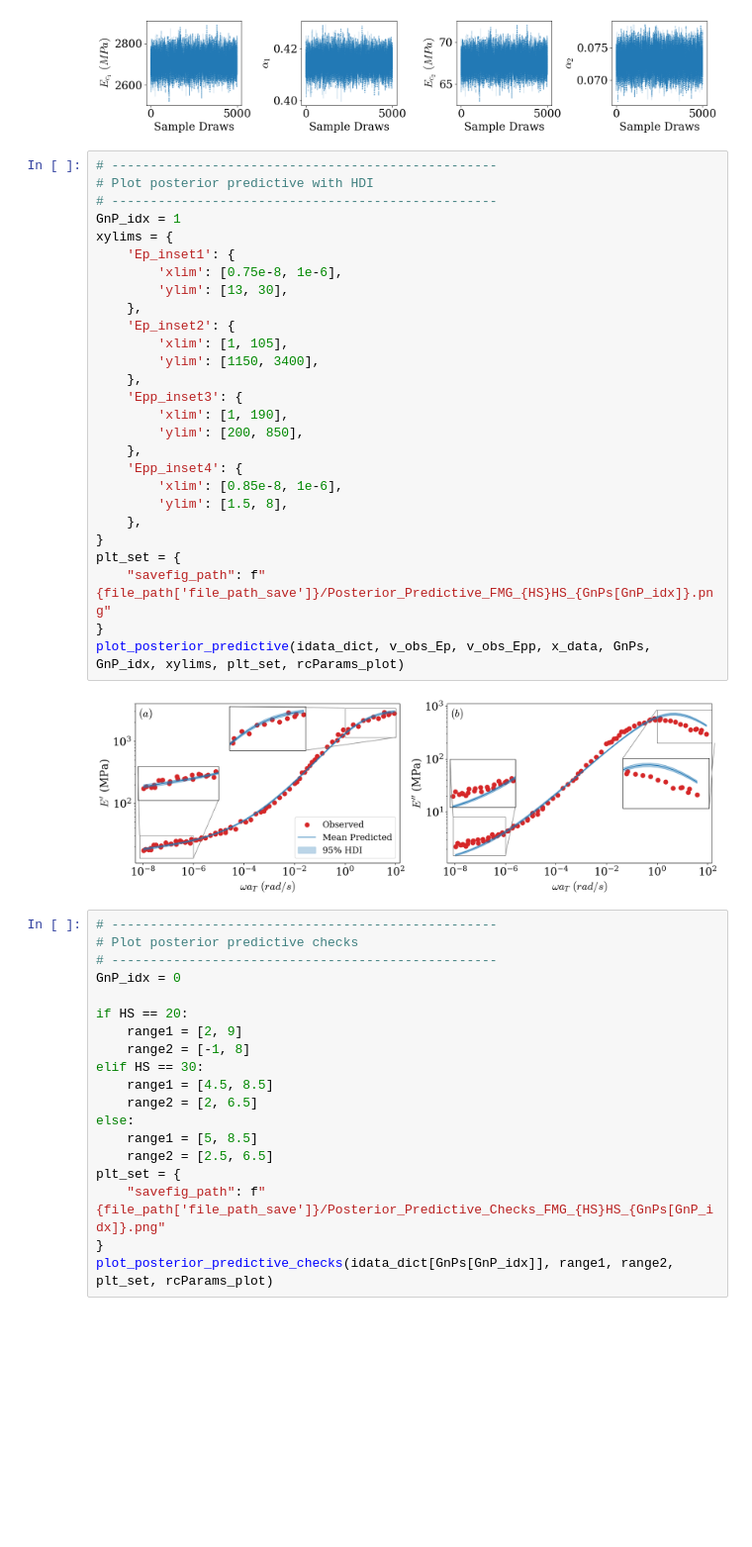
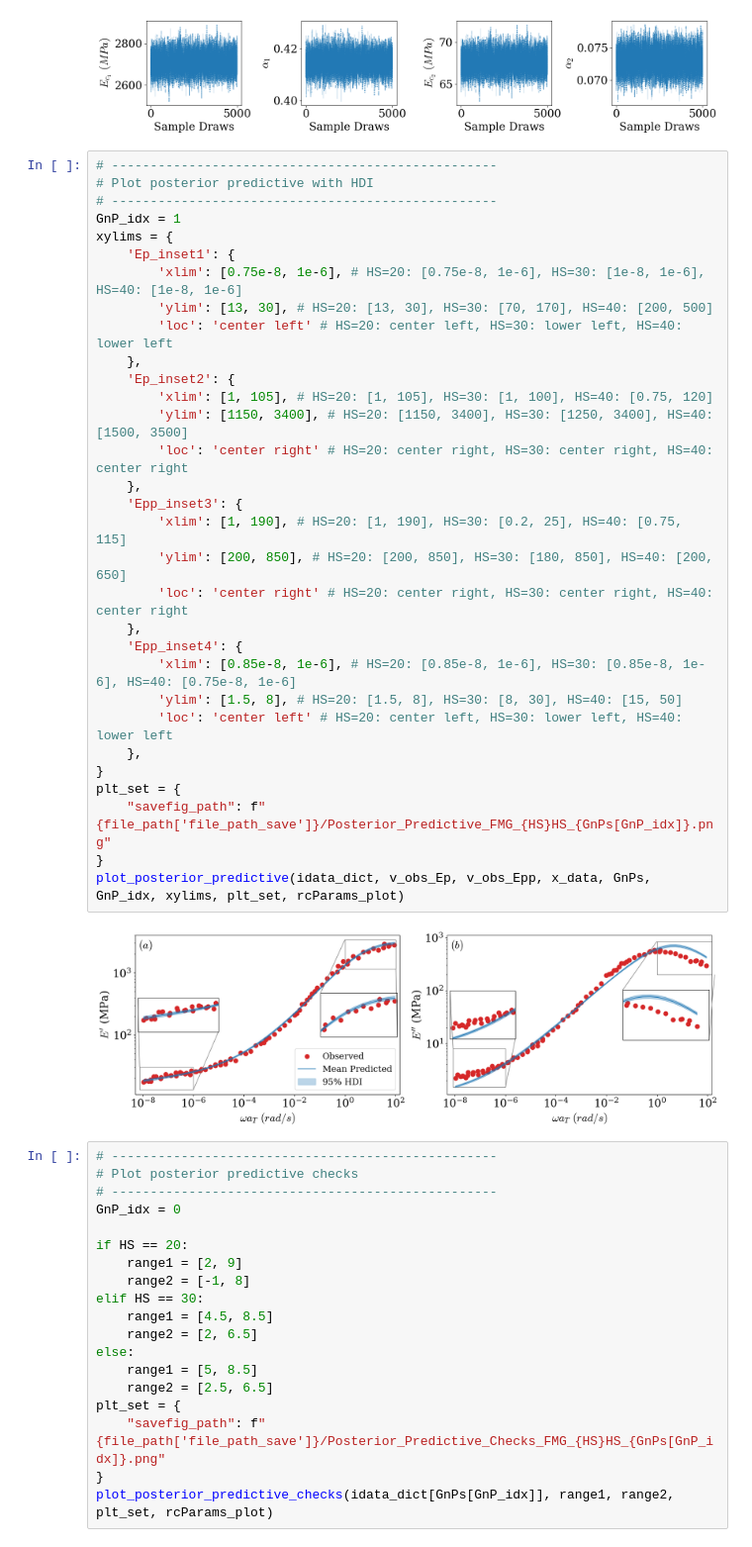
Before and after one commit to armankhoshnevis/BI-and-UQ-of-Fractional-Order-Constitutive-Models, a Jupyter notebook: Jupyter_Notebooks/MCMC_FMG_PostProcessing.ipynb, the cells around one changed output. Shown at 99% size. Cells and saved outputs as stored; diff of their text form; blank space fills up the shorter version.

Commit message:
Update posterior predictive with HDI section

```diff
--- a/Jupyter_Notebooks/MCMC_FMG_PostProcessing.ipynb
+++ b/Jupyter_Notebooks/MCMC_FMG_PostProcessing.ipynb
@@ -142,35 +142,39 @@ for GnP in idata_dict.keys():
 [figure]
 [figure]
 [figure]
-# %%
-# --------------------------------------------------
-# Plot posterior predictive with HDI
-# --------------------------------------------------
-GnP_idx = 1
-xylims = {
-    'Ep_inset1': {
-        'xlim': [0.75e-8, 1e-6],
-        'ylim': [13, 30],
-    },
-    'Ep_inset2': {
-        'xlim': [1, 105],
-        'ylim': [1150, 3400],
-    },
-    'Epp_inset3': {
-        'xlim': [1, 190],
-        'ylim': [200, 850],
-    },
-    'Epp_inset4': {
-        'xlim': [0.85e-8, 1e-6],
-        'ylim': [1.5, 8],
-    },
-}
-plt_set = {
-    "savefig_path": f"{file_path['file_path_save']}/Posterior_Predictive_FMG_{HS}HS_{GnPs[GnP_idx]}.png"
-}
-plot_posterior_predictive(idata_dict, v_obs_Ep, v_obs_Epp, x_data, GnPs, GnP_idx, xylims, plt_set, rcParams_plot)
-# %% [output]
-[figure, removed]
+# %%
+# --------------------------------------------------
+# Plot posterior predictive with HDI
+# --------------------------------------------------
+GnP_idx = 1
+xylims = {
+    'Ep_inset1': {
+        'xlim': [0.75e-8, 1e-6], # HS=20: [0.75e-8, 1e-6], HS=30: [1e-8, 1e-6], HS=40: [1e-8, 1e-6]
+        'ylim': [13, 30], # HS=20: [13, 30], HS=30: [70, 170], HS=40: [200, 500]
+        'loc': 'center left' # HS=20: center left, HS=30: lower left, HS=40: lower left
+    },
+    'Ep_inset2': {
+        'xlim': [1, 105], # HS=20: [1, 105], HS=30: [1, 100], HS=40: [0.75, 120]
+        'ylim': [1150, 3400], # HS=20: [1150, 3400], HS=30: [1250, 3400], HS=40: [1500, 3500]
+        'loc': 'center right' # HS=20: center right, HS=30: center right, HS=40: center right
+    },
+    'Epp_inset3': {
+        'xlim': [1, 190], # HS=20: [1, 190], HS=30: [0.2, 25], HS=40: [0.75, 115]
+        'ylim': [200, 850], # HS=20: [200, 850], HS=30: [180, 850], HS=40: [200, 650]
+        'loc': 'center right' # HS=20: center right, HS=30: center right, HS=40: center right
+    },
+    'Epp_inset4': {
+        'xlim': [0.85e-8, 1e-6], # HS=20: [0.85e-8, 1e-6], HS=30: [0.85e-8, 1e-6], HS=40: [0.75e-8, 1e-6]
+        'ylim': [1.5, 8], # HS=20: [1.5, 8], HS=30: [8, 30], HS=40: [15, 50]
+        'loc': 'center left' # HS=20: center left, HS=30: lower left, HS=40: lower left
+    },
+}
+plt_set = {
+    "savefig_path": f"{file_path['file_path_save']}/Posterior_Predictive_FMG_{HS}HS_{GnPs[GnP_idx]}.png"
+}
+plot_posterior_predictive(idata_dict, v_obs_Ep, v_obs_Epp, x_data, GnPs, GnP_idx, xylims, plt_set, rcParams_plot)
+# %% [output]
+[figure, added]
 # %%
 # --------------------------------------------------
 # Plot posterior predictive checks
```
Also changed, not shown: 3 other files.
